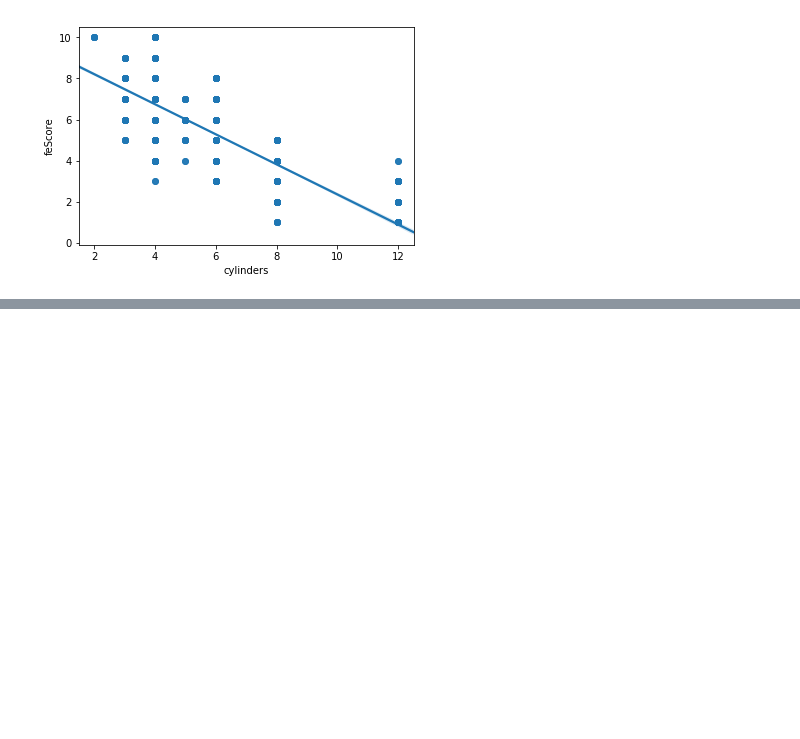
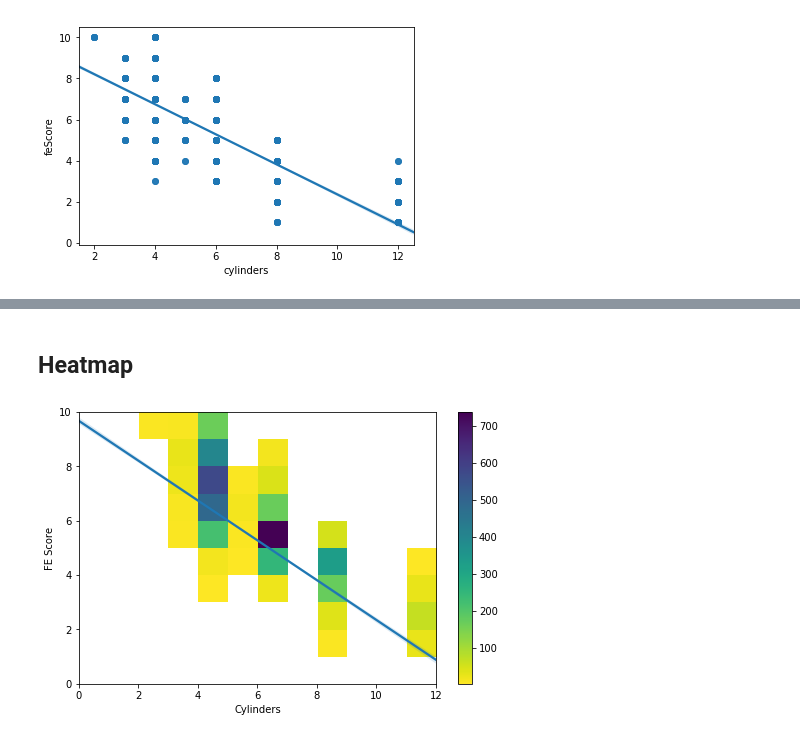
Before and after one commit to rashokanand/python_viz_matplotlib_seaborn, a Jupyter notebook: Bivariate_visualizations.ipynb, the cells around one changed output, grey strips where cells are left out. Saved outputs shown, nothing was run; the diff lists cells and outputs as text; code cells hidden in the pictures; blank space fills up the shorter version.

```diff
--- a/Bivariate_visualizations.ipynb
+++ b/Bivariate_visualizations.ipynb
@@ -62,0 +71,19 @@ sb.regplot(x = 'cylinders',y = 'feScore',data = car_df);
+# %% [markdown]
+## Heatmap
+# %%
+import numpy as np
+
+fig = plt.figure(figsize=(8,5)) # setting appropriate figsize
+
+bins_x = np.arange(0,13,1) # setting bin edges for x and y. does not matter here though
+bins_y = np.arange(0,11,1)
+
+plt.hist2d(data = car_df, x='cylinders',y='feScore',cmin=1,
+          cmap = 'viridis_r',bins = (bins_x,bins_y))
+sb.regplot(data = car_df, x='cylinders',y = 'feScore',scatter=False)
+
+plt.colorbar()
+plt.xlabel('Cylinders')
+plt.ylabel('FE Score');
+# %% [output]
+[figure, added]
```
Also changed, not shown: parts of 3 cells of this notebook.
